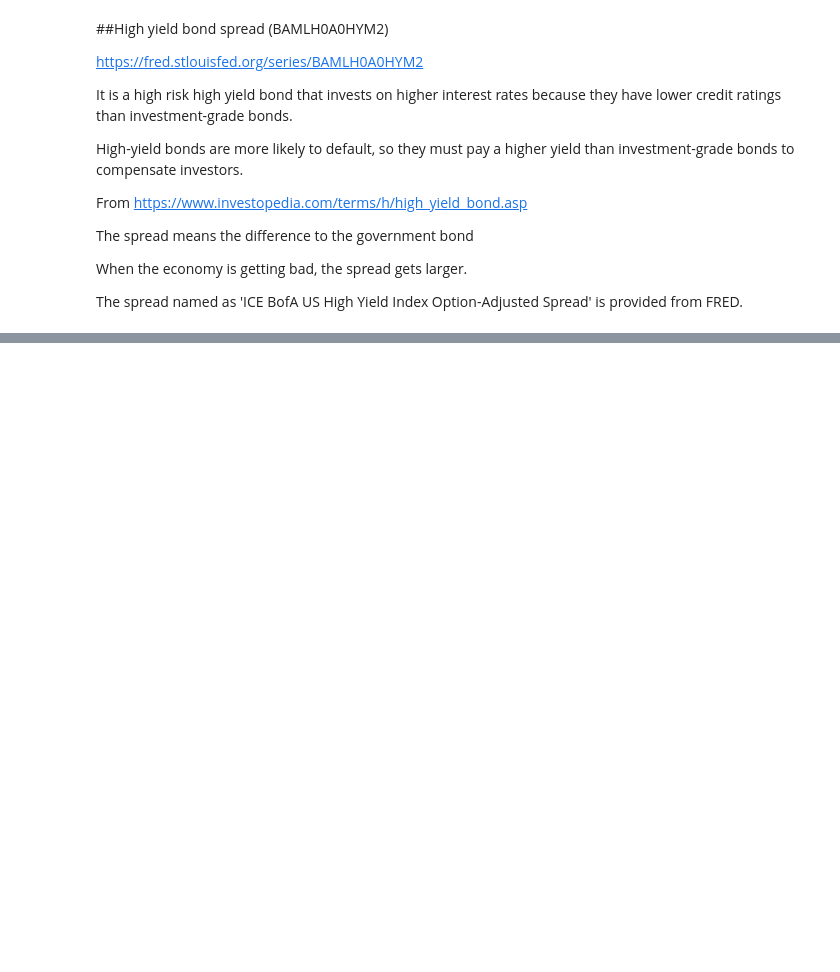
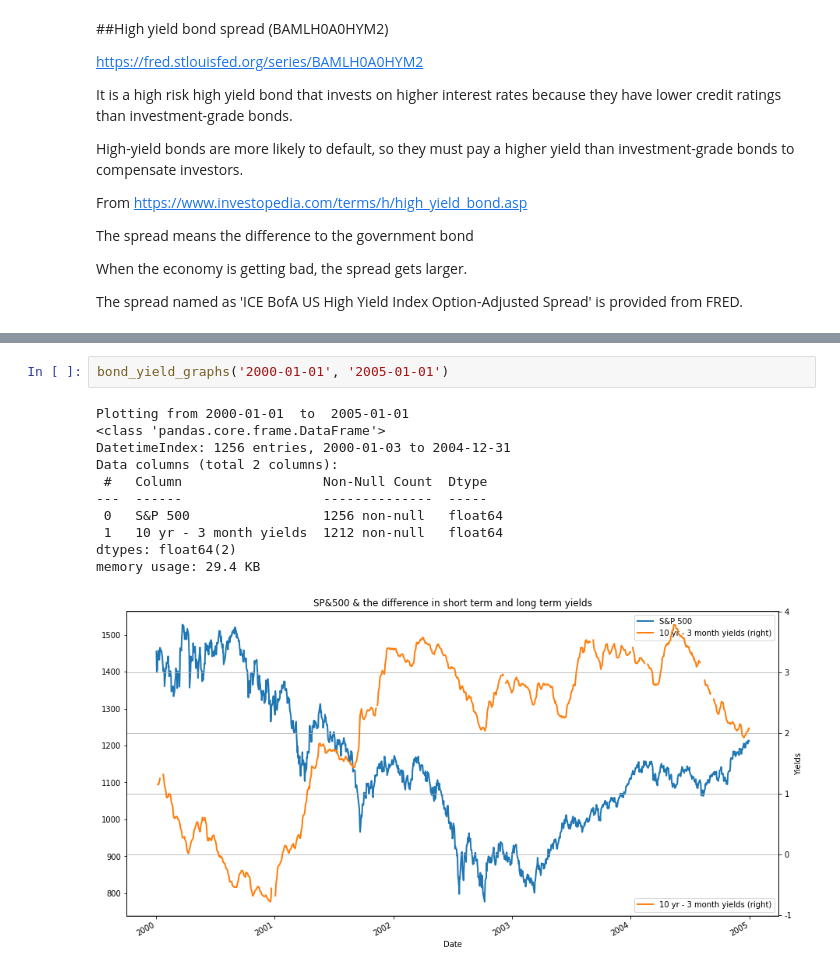
Before and after one commit to kimdesok/FinanceDataReader, a Jupyter notebook: EconomyLeadingIndex.ipynb, the cells around one changed output, grey strips where cells are left out. Cells and saved outputs as stored; diff of their text form; blank space fills up the shorter version.

```diff
--- a/EconomyLeadingIndex.ipynb
+++ b/EconomyLeadingIndex.ipynb
@@ -327,0 +363,14 @@ Plotting from 2015-01-01  to  2020-01-01
+# %%
+bond_yield_graphs('2000-01-01', '2005-01-01')
+# %% [output]
+Plotting from 2000-01-01  to  2005-01-01
+<class 'pandas.core.frame.DataFrame'>
+DatetimeIndex: 1256 entries, 2000-01-03 to 2004-12-31
+Data columns (total 2 columns):
+ #   Column                  Non-Null Count  Dtype
+---  ------                  --------------  -----
+ 0   S&P 500                 1256 non-null   float64
+ 1   10 yr - 3 month yields  1212 non-null   float64
+dtypes: float64(2)
+memory usage: 29.4 KB
+[figure, added]
```
Also changed, not shown: parts of 15 cells of this notebook.
